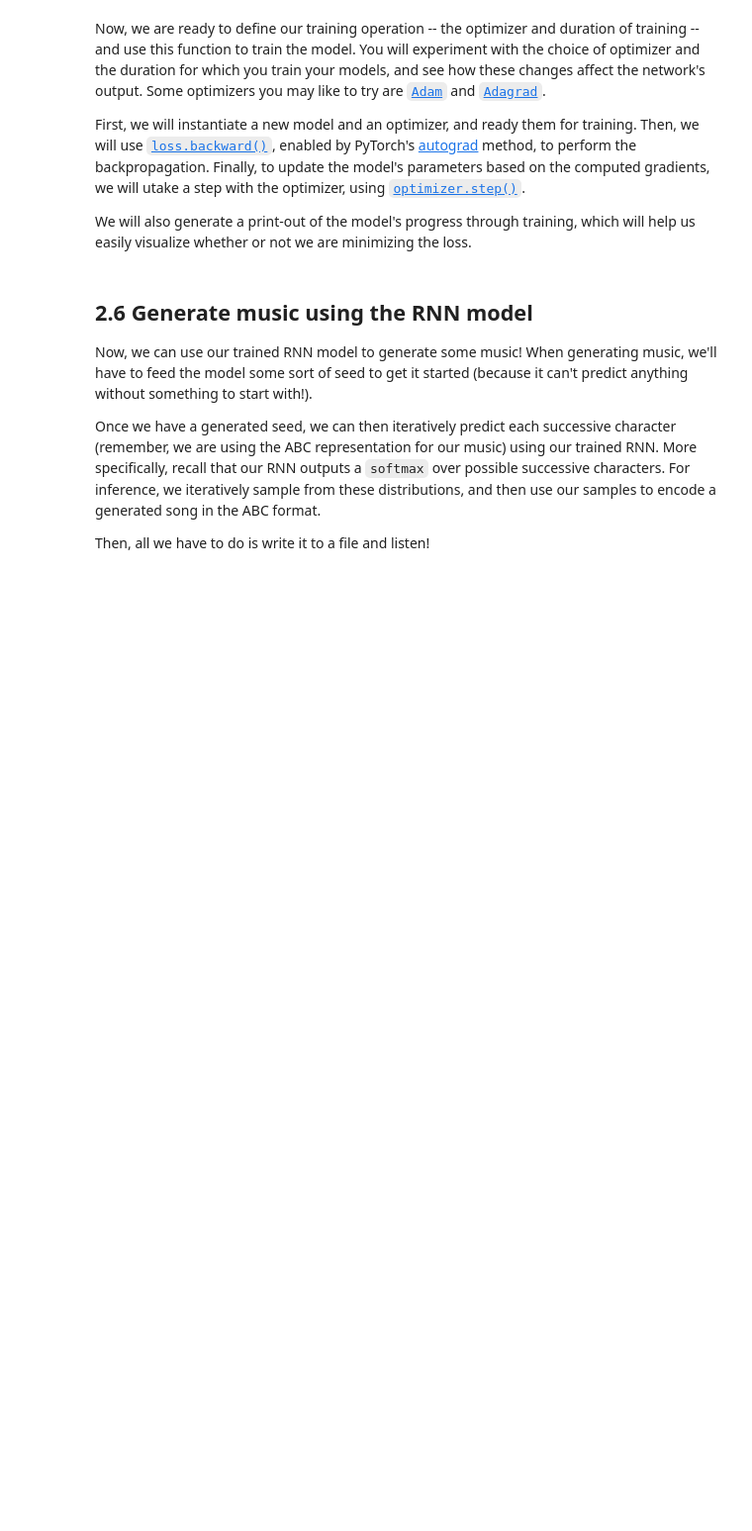
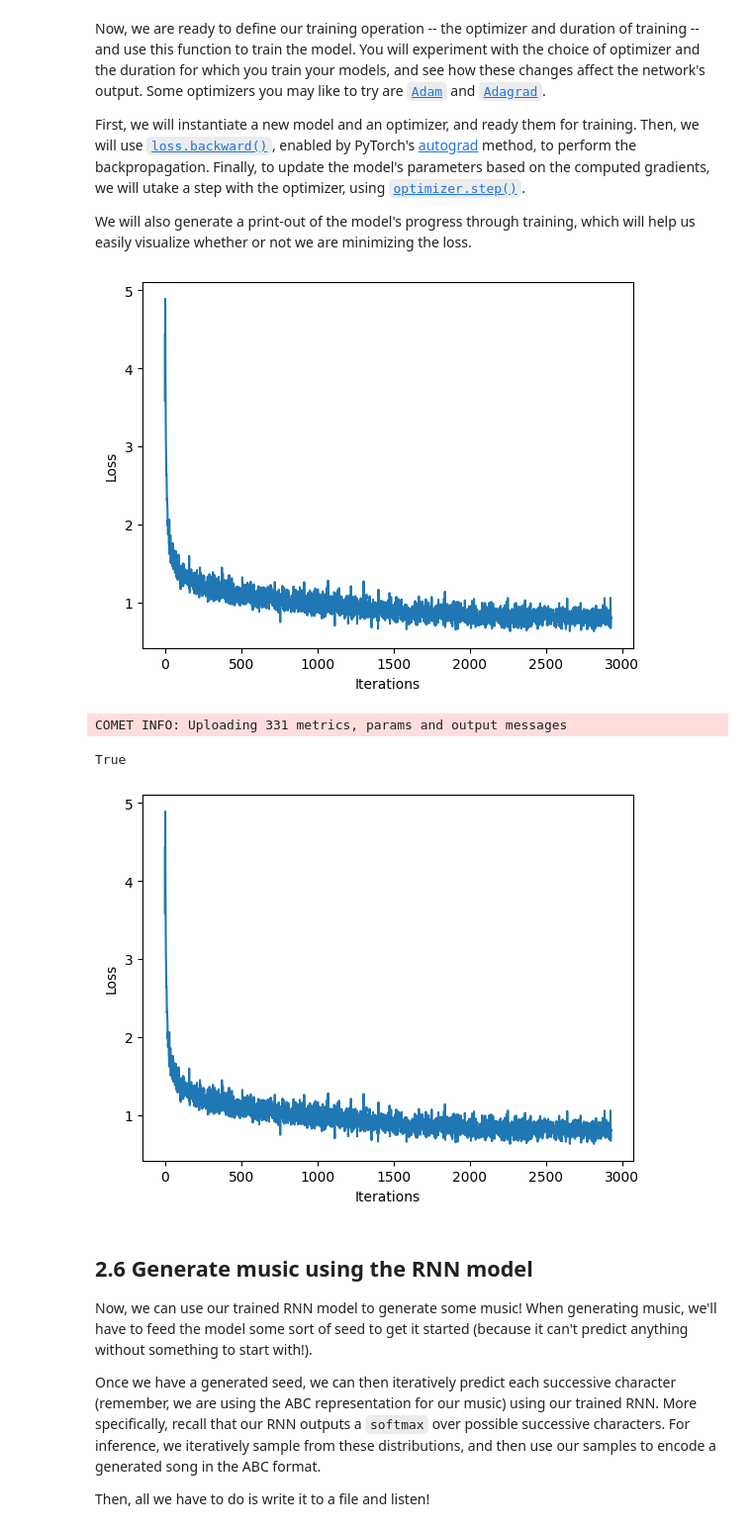
Before and after one commit to gyucegok/introtodeeplearning, a Jupyter notebook: lab1/PT_Part2_Music_Generation.ipynb, the cells around one changed output. Shown at 99% size. Drawn from its saved outputs; the diff is of its cells as text; code cells hidden in the pictures; blank space fills up the shorter version.

```diff
--- a/lab1/PT_Part2_Music_Generation.ipynb
+++ b/lab1/PT_Part2_Music_Generation.ipynb
@@ -508,7 +508,8 @@ We will also generate a print-out of the model's progress through training, whic
 
 '''TODO: instantiate a new LSTMModel model for training using the hyperparameters
     created above.'''
-model = LSTMModel(params)
+# model = LSTMModel(params)
+model = LSTMModel(vocab_size, params['embedding_dim'], params['hidden_size'])
 
 # Move the model to the GPU
 model.to(device)
@@ -517,7 +518,8 @@ model.to(device)
   Checkout the PyTorch website for a list of supported optimizers.
   https://pytorch.org/docs/stable/optim.html
   Try using the Adam optimizer to start.'''
-optimizer = torch.optim.AdamW(model.parameters(), lr=params.learning_rate)
+# optimizer = torch.optim.AdamW(model.parameters(), lr=params.learning_rate)
+optimizer = torch.optim.Adam(model.parameters(), lr=params['learning_rate'])
 
 def train_step(x, y):
   # Set the model's mode to train
@@ -541,6 +543,7 @@ def train_step(x, y):
     2. Update the model parameters using the optimizer
   '''
   loss.backward()
+  optimizer.step()
 
   return loss
 
@@ -552,33 +555,38 @@ history = []
 plotter = mdl.util.PeriodicPlotter(sec=2, xlabel='Iterations', ylabel='Loss')
 experiment = create_experiment()
 
 if hasattr(tqdm, '_instances'): tqdm._instances.clear() # clear if it exists
 for iter in tqdm(range(params["num_training_iterations"])):
 
     # Grab a batch and propagate it through the network
     x_batch, y_batch = get_batch(vectorized_songs, params["seq_length"], params["batch_size"])
 
     # Convert numpy arrays to PyTorch tensors
     x_batch = torch.tensor(x_batch, dtype=torch.long).to(device)
     y_batch = torch.tensor(y_batch, dtype=torch.long).to(device)
 
     # Take a train step
     loss = train_step(x_batch, y_batch)
 
     # Log the loss to the Comet interface
     experiment.log_metric("loss", loss.item(), step=iter)
 
     # Update the progress bar and visualize within notebook
     history.append(loss.item())
     plotter.plot(history)
 
     # Save model checkpoint
     if iter % 100 == 0:
         torch.save(model.state_dict(), checkpoint_prefix)
 
 # Save the final trained model
 torch.save(model.state_dict(), checkpoint_prefix)
 experiment.flush()
+# %% [output]
+[figure, added]
+COMET INFO: Uploading 331 metrics, params and output messages
+True
+[figure, added]
 # %% [markdown]
 ## 2.6 Generate music using the RNN model
 
```
